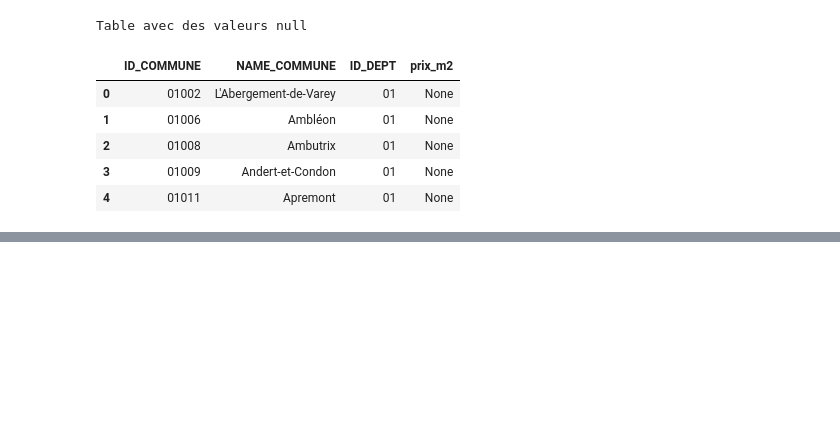
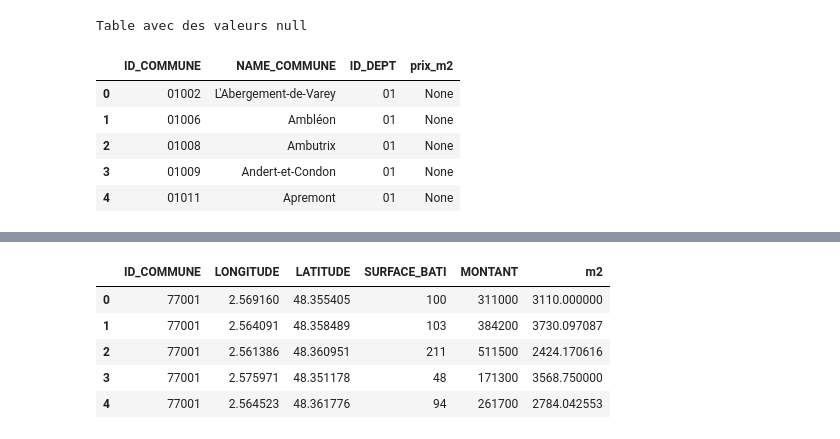
Before and after one commit to Kevin-Le-Grand/certif_app_immo, a Jupyter notebook: model/mise_a_jour_donnees.ipynb, the cells around one changed output, grey strips where cells are left out. Cells and saved outputs as stored; diff of their text form; code cells hidden in the pictures; blank space fills up the shorter version.

```diff
--- a/model/mise_a_jour_donnees.ipynb
+++ b/model/mise_a_jour_donnees.ipynb
@@ -480,0 +508,30 @@ Table avec des valeurs null
+# %%
+# Récupération des variables nécessaires sur l'année récupérée précédemment
+query=f"""
+SELECT
+    V.ID_COMMUNE,
+    V.LONGITUDE,
+    V.LATITUDE,
+    V.SURFACE_BATI,
+    V.MONTANT
+FROM VENTES V
+INNER JOIN COMMUNES AS C ON V.ID_COMMUNE = C.ID_COMMUNE
+INNER JOIN DEPARTEMENTS AS D ON C.ID_DEPT = D.ID_DEPT
+INNER JOIN REGIONS R ON D.ID_REGION = R.ID_REGION
+WHERE YEAR(DATE_MUTATION)={last_complete_year.iloc[0,0]}
+AND R.Name_region NOT IN('Guadeloupe',
+                        'Martinique',
+                        'Guyane',
+                        'La Réunion')
+"""
+
+with engine.begin() as connection:
+    try :
+        complete_year_datas = pd.read_sql_query(text(query), connection)
+        display(complete_year_datas.head())
+    except Exception as e:
+        # En cas d'erreur, annule la transaction
+        print(f"Erreur : {e}")
+        print("Échec de la récupération des ventes de la dernière année complète.")
+    finally:
+        engine.dispose()
@@ -480,0 +545,11 @@ Table avec des valeurs null
+# %%
+# Calcul du prix au m²
+complete_year_datas["m2"] = complete_year_datas.MONTANT/complete_year_datas.SURFACE_BATI
+complete_year_datas.head()
+# %% [output]
+|  | ID_COMMUNE | LONGITUDE | LATITUDE | SURFACE_BATI | MONTANT | m2 |
+| 0 | 77001 | 2.569160 | 48.355405 | 100 | 311000 | 3110.000000 |
+| 1 | 77001 | 2.564091 | 48.358489 | 103 | 384200 | 3730.097087 |
+| 2 | 77001 | 2.561386 | 48.360951 | 211 | 511500 | 2424.170616 |
+| 3 | 77001 | 2.575971 | 48.351178 | 48 | 171300 | 3568.750000 |
+| 4 | 77001 | 2.564523 | 48.361776 | 94 | 261700 | 2784.042553 |
```
Also changed, not shown: parts of 6 cells of this notebook, 1 other file.
